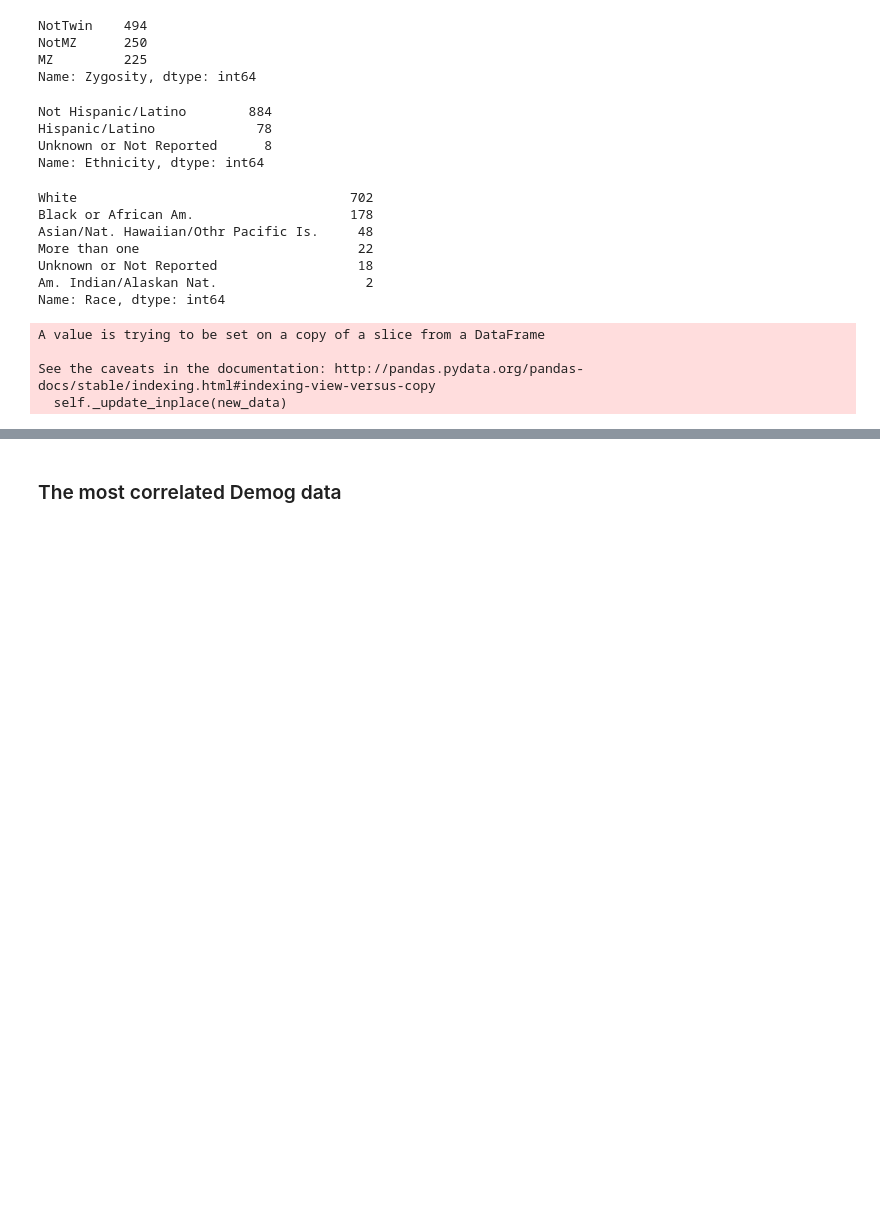
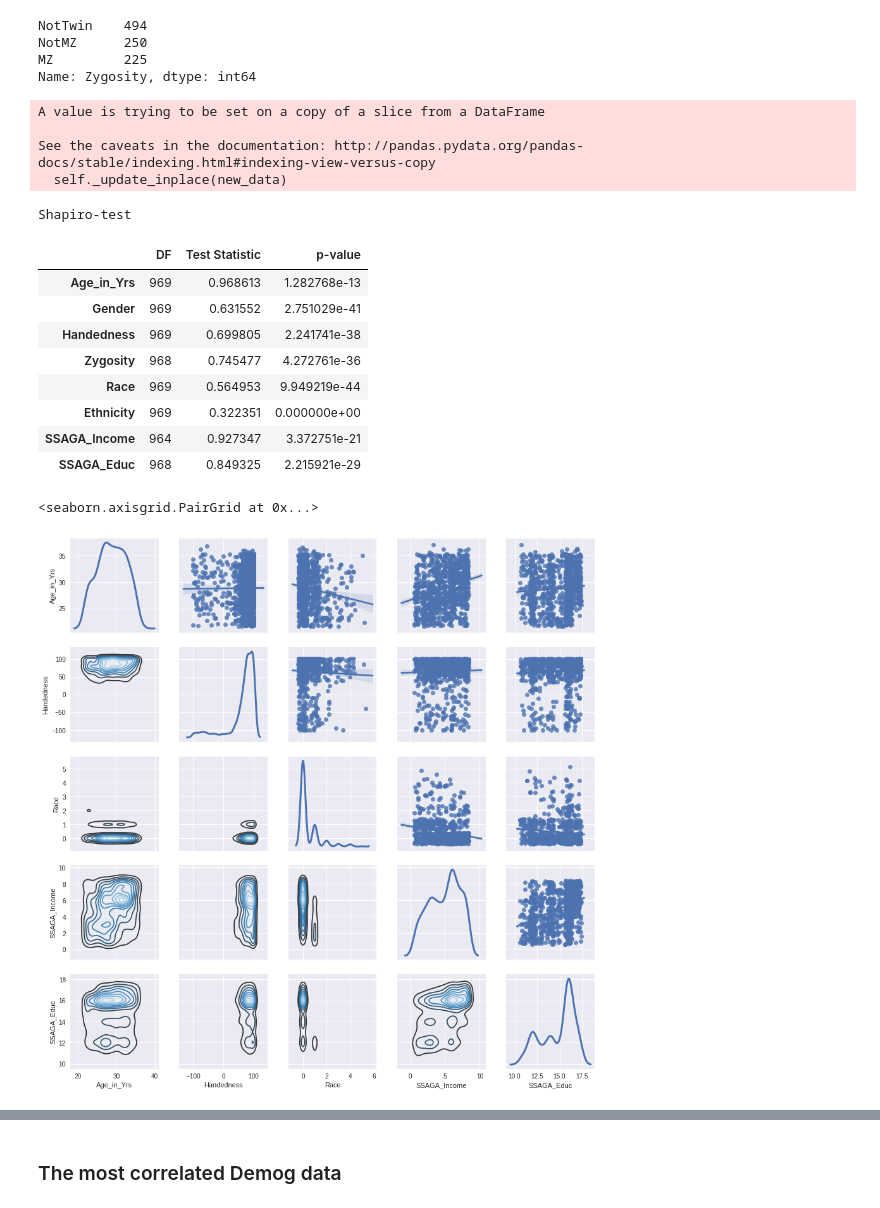
Before and after one commit to SIMEXP/hcp, a Jupyter notebook: HCP_pheno-corr_all.ipynb, the cells around one changed output, grey strips where cells are left out. Drawn from its saved outputs; the diff is of its cells as text; code cells hidden in the pictures; blank space fills up the shorter version.

```diff
--- a/HCP_pheno-corr_all.ipynb
+++ b/HCP_pheno-corr_all.ipynb
@@ -49,23 +38,6 @@ NotTwin    494
 NotMZ      250
 MZ         225
 Name: Zygosity, dtype: int64
-# %%
-data_demog.Ethnicity.value_counts()
-# %% [output]
-Not Hispanic/Latino        884
-Hispanic/Latino             78
-Unknown or Not Reported      8
-Name: Ethnicity, dtype: int64
-# %%
-data_demog.Race.value_counts()
-# %% [output]
-White                                   702
-Black or African Am.                    178
-Asian/Nat. Hawaiian/Othr Pacific Is.     48
-More than one                            22
-Unknown or Not Reported                  18
-Am. Indian/Alaskan Nat.                   2
-Name: Race, dtype: int64
 # %%
 # Replace cathegorical variable with numeric value
 # Gender -->'M':1,'F':2
@@ -82,5 +57,60 @@ A value is trying to be set on a copy of a slice from a DataFrame
 
 See the caveats in the documentation: http://pandas.pydata.org/pandas-docs/stable/indexing.html#indexing-view-versus-copy
   self._update_inplace(new_data)
+# %%
+# Test for normality
+x = data_demog.Age_in_Yrs.dropna()
+y = data_demog.Gender.dropna()
+z = data_demog.Handedness.dropna()
+u = data_demog.Zygosity.dropna()
+v = data_demog.Race.dropna()
+w = data_demog.Ethnicity.dropna()
+s = data_demog.SSAGA_Income.dropna()
+t = data_demog.SSAGA_Educ.dropna()
+
+
+shapiro_results_x = scipy.stats.shapiro(x)
+shapiro_results_y = scipy.stats.shapiro(y)
+shapiro_results_z = scipy.stats.shapiro(z)
+shapiro_results_u = scipy.stats.shapiro(u)
+shapiro_results_v = scipy.stats.shapiro(v)
+shapiro_results_w = scipy.stats.shapiro(w)
+shapiro_results_s = scipy.stats.shapiro(s)
+shapiro_results_t = scipy.stats.shapiro(t)
+
+
+dict_sw = {'DF':[len(x) - 1,len(y) - 1,len(z) - 1,len(u) - 1,
+                 len(v) - 1,len(w) - 1,len(s) - 1,len(t) - 1],
+           'Test Statistic': [shapiro_results_x[0],shapiro_results_y[0],
+                              shapiro_results_z[0],shapiro_results_u[0],
+                              shapiro_results_v[0],shapiro_results_w[0],
+                              shapiro_results_s[0],shapiro_results_t[0]],
+           'p-value': [shapiro_results_x[1],shapiro_results_y[1],
+                       shapiro_results_z[1],shapiro_results_u[1],
+                       shapiro_results_v[1],shapiro_results_w[1],
+                       shapiro_results_s[1],shapiro_results_t[1]]}
+df = pd.DataFrame(dict_sw,index=["Age_in_Yrs","Gender","Handedness","Zygosity",
+                                 "Race","Ethnicity","SSAGA_Income","SSAGA_Educ"])
+print('Shapiro-test')
+display(df)
+
+# PLot dist
+g = sns.PairGrid(data_demog.get(["Age_in_Yrs","Handedness","Race","SSAGA_Income","SSAGA_Educ"]).dropna(), diag_sharey=False)
+g.map_lower(sns.kdeplot, cmap="Blues_d")
+g.map_upper(sns.regplot,x_jitter=.4,y_jitter=.4)
+g.map_diag(sns.kdeplot, lw=3)
+# %% [output]
+Shapiro-test
+|  | DF | Test Statistic | p-value |
+| Age_in_Yrs | 969 | 0.968613 | 1.282768e-13 |
+| Gender | 969 | 0.631552 | 2.751029e-41 |
+| Handedness | 969 | 0.699805 | 2.241741e-38 |
+| Zygosity | 968 | 0.745477 | 4.272761e-36 |
+| Race | 969 | 0.564953 | 9.949219e-44 |
+| Ethnicity | 969 | 0.322351 | 0.000000e+00 |
+| SSAGA_Income | 964 | 0.927347 | 3.372751e-21 |
+| SSAGA_Educ | 968 | 0.849325 | 2.215921e-29 |
+<seaborn.axisgrid.PairGrid at 0x...>
+[figure, added]
 # %%
 f, ax = plt.subplots(figsize=(9, 7))
```
Also changed, not shown: parts of 8 cells of this notebook.
